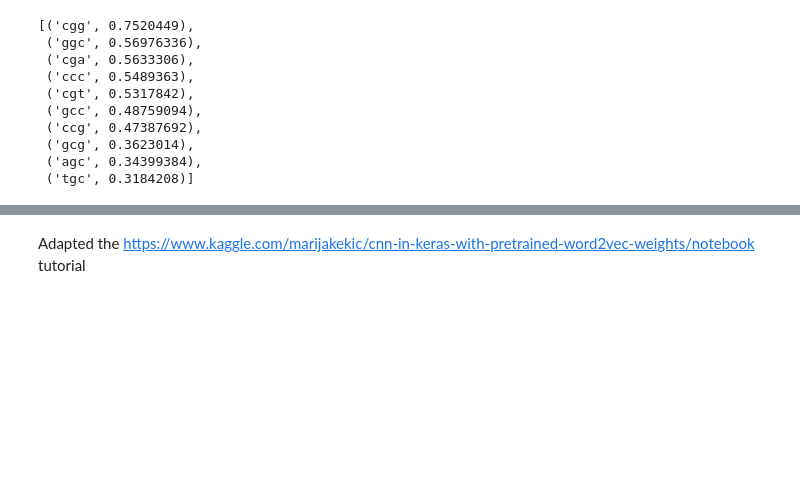
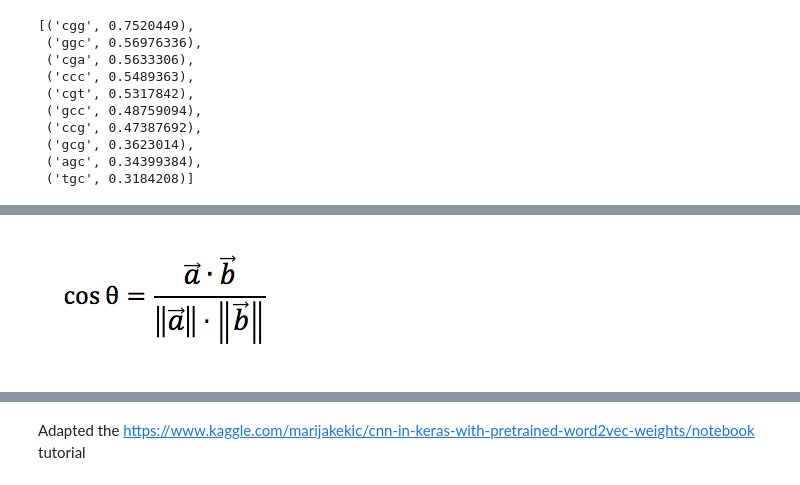
Before and after one commit to sermare/DeepOff, a Jupyter notebook: NLP.ipynb, the cells around one changed output, grey strips where cells are left out. Saved outputs shown, nothing was run; the diff lists cells and outputs as text; code cells hidden in the pictures; blank space fills up the shorter version.

```diff
--- a/NLP.ipynb
+++ b/NLP.ipynb
@@ -184,3 +219,7 @@ cosine_distance (model.wv,'cgc', Promoter_sequences.seq[1], 10)
+# %%
+Image("https://sites.temple.edu/tudsc/files/2017/03/cosine-equation.png")
+# %% [output]
+[figure, added]
 # %%
 from sklearn.manifold import TSNE
 from matplotlib import figure
```
Also changed, not shown: parts of 14 cells of this notebook.
